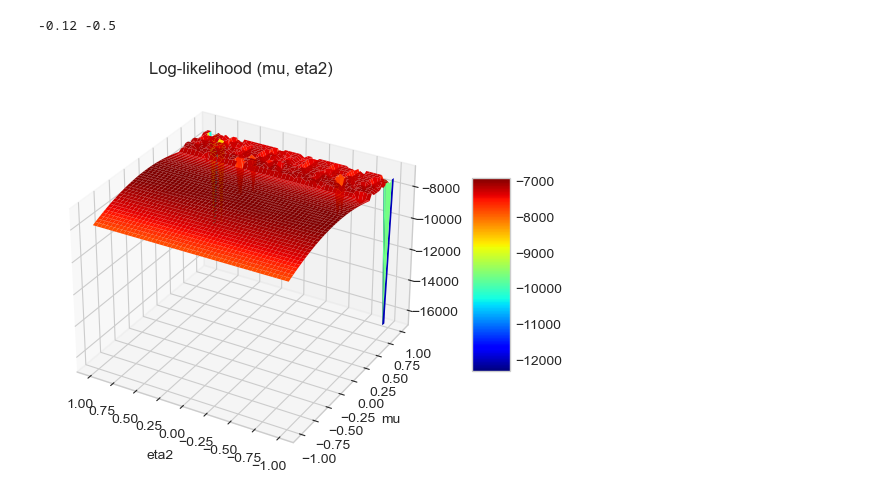
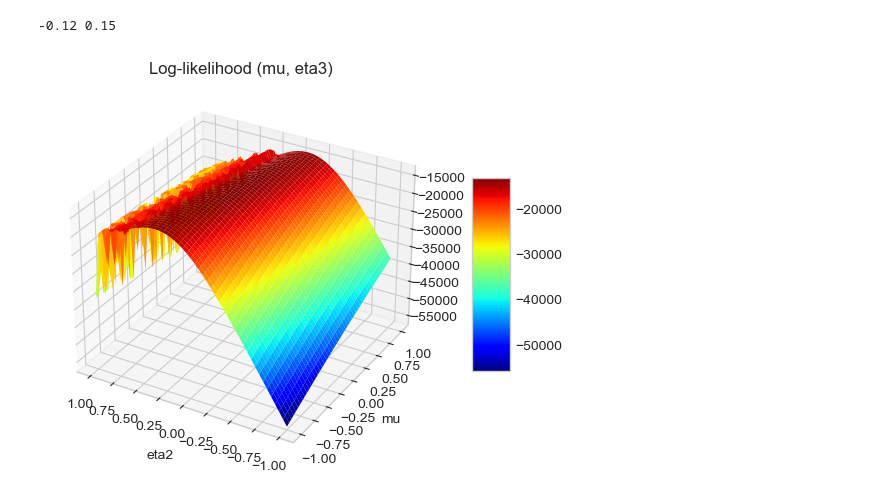
Before and after one commit to juliekrabek123/dynamic_cbjk, a Jupyter notebook: test-copy.ipynb, the cells around one changed output. Saved outputs shown, nothing was run; the diff lists cells and outputs as text; code cells hidden in the pictures.

```diff
--- a/test-copy.ipynb
+++ b/test-copy.ipynb
@@ -19,0 +19,3 @@ The autoreload extension is already loaded. To reload it, use:
+# %%
+model = child_model()
+model.p
@@ -82,64 +83,69 @@ Bellman pk:
 # Find tha likelihood value for different combinations
 
 par_mu = copy.copy(model.mu)
-par_eta3 = copy.copy(model.eta3)
+par_eta2 = copy.copy(model.eta2)
 
 NRC = 50
 Nc = 50
 
 log_lik = np.nan + np.zeros((NRC,Nc))
 mu= np.linspace(-1,1,NRC)
-eta3 = np.linspace(-1,1,Nc)
+eta2 = np.linspace(-1,1,Nc)
 
 for i in range(NRC):
     for j in range(Nc):
 
         # STEP 1: Find p
-        tabulate = data.dx1.value_counts()
-        p = [tabulate[i]/sum(tabulate) for i in range(tabulate.size-1)]
+        #datad0 = data[data['d']==0]
+        #datad1 = data[data['d']==1]
+
+        #tabulate0 = datad0.dx1.value_counts()
+        #tabulate1 = datad1.dx1.value_counts()
+        #p = [tabulate0[i]/sum(tabulate0) for i in range(tabulate0.size-1)]
+        #p2 = [tabulate1[i]/sum(tabulate1) for i in range(tabulate1.size-1)]
 
         # STEP 2: Estimate structual parameters
-        model.p = p # Use first step estimates as starting values for t
-
+        #model.p = p # Use first step estimates as starting values for t
+        #model.p2 = p2
         # Estimate RC and C
-        pnames = ['mu','eta3']
-        theta = np.array([mu[i], eta3[j]])
-        log_lik[i,j]=estimate.ll(theta,model, solver,data, pnames)
+        pnames = ['mu','eta2']
+        theta = np.array([mu[i], eta2[j]])
+        log_lik[i,j]=estimate_c.ll(theta,model, solver,data, pnames)
 
 log_lik *= samplesize*(-1)
 
 #Re-inset the true parameters
 model.mu = copy.copy(par_mu)
-model.eta3 = copy.copy(par_eta3)
+model.eta2 = copy.copy(par_eta2)
 
-print(model.mu, model.eta3)
+print(model.mu, model.eta2)
 # %% [output]
--0.12 -0.5
+-0.12 0.15
 # %%
 # plot figure in three dimensions
 from mpl_toolkits.mplot3d import Axes3D
 from matplotlib import cm
 plt.style.use('seaborn-whitegrid')
 
 
 fig = plt.figure(figsize=(10,5))
 ax = fig.add_subplot(1,1,1,projection='3d')
 
 # Make data.
-X, Y = np.meshgrid(eta3, mu)
+X, Y = np.meshgrid(eta2, mu)
 
 # Plot the surface.
 surf = ax.plot_surface(X, Y, log_lik, cmap=cm.jet)
 
 # Customize the axis.
 ax.set_xlabel(f'eta2')
 ax.set_ylabel(f'mu')
-ax.set_title(f'Log-likelihood (mu, eta2)')
+ax.set_title(f'Log-likelihood (mu, eta3)')
 ax.invert_xaxis()
 
 # Add a color bar which maps values to colors.
 fig.colorbar(surf, shrink=0.5, aspect=5)
 
 plt.show()
 # %% [output]
-[figure, old version]
+[figure, new version]
```
Also changed, not shown: parts of 21 cells of this notebook, 8 other files.
